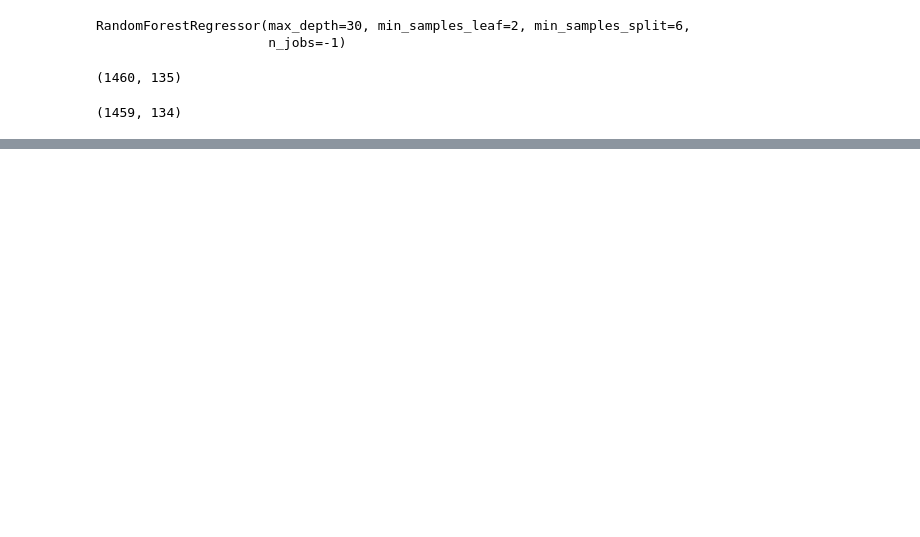
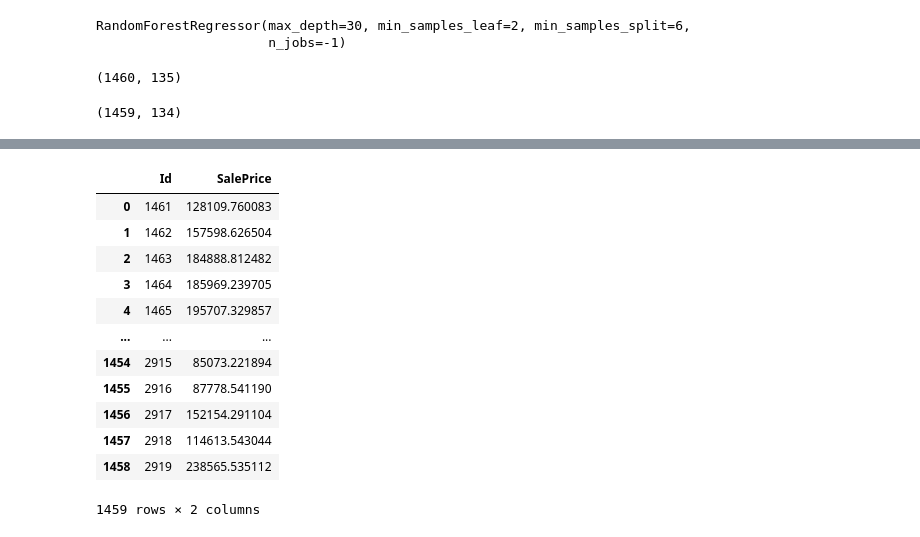
Before and after one commit to Ashsenior/Housing-price-prediction-ML, a Jupyter notebook: model.ipynb, the cells around one changed output, grey strips where cells are left out. Saved outputs shown, nothing was run; the diff lists cells and outputs as text; code cells hidden in the pictures; blank space fills up the shorter version.

```diff
--- a/model.ipynb
+++ b/model.ipynb
@@ -241,0 +286,8 @@ pickle.dump(best_model,open('model.pkl','wb'))
+# %%
+# Training the tuned model
+from sklearn.ensemble import RandomForestRegressor
+best_model = RandomForestRegressor(n_jobs=-1,
+                                   max_depth=30,
+                                   min_samples_leaf=2,
+                                   min_samples_split=6)
+best_model.fit(X,Y)
@@ -241,0 +382,22 @@ pickle.dump(best_model,open('model.pkl','wb'))
+# %%
+test_preds = best_model.predict(test)
+test2 = pd.read_csv("data/test.csv")
+# %%
+predictions = pd.DataFrame(test_preds,index=test2.Id,columns=['SalePrice'])
+predictions.to_csv('predictions2.csv')
+pred2 = pd.read_csv("predictions2.csv")
+pred2
+# %% [output]
+|  | Id | SalePrice |
+| 0 | 1461 | 128109.760083 |
+| 1 | 1462 | 157598.626504 |
+| 2 | 1463 | 184888.812482 |
+| 3 | 1464 | 185969.239705 |
+| 4 | 1465 | 195707.329857 |
+| ... | ... | ... |
+| 1454 | 2915 | 85073.221894 |
+| 1455 | 2916 | 87778.541190 |
+| 1456 | 2917 | 152154.291104 |
+| 1457 | 2918 | 114613.543044 |
+| 1458 | 2919 | 238565.535112 |
+1459 rows × 2 columns
```
Also changed, not shown: parts of 22 cells of this notebook, 3 other files.
